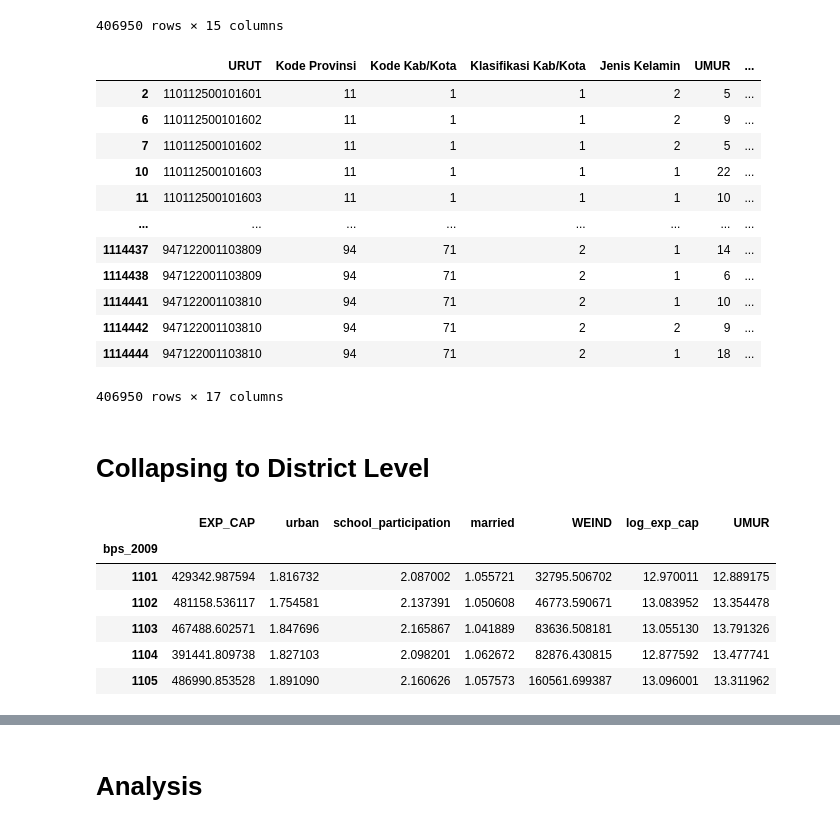
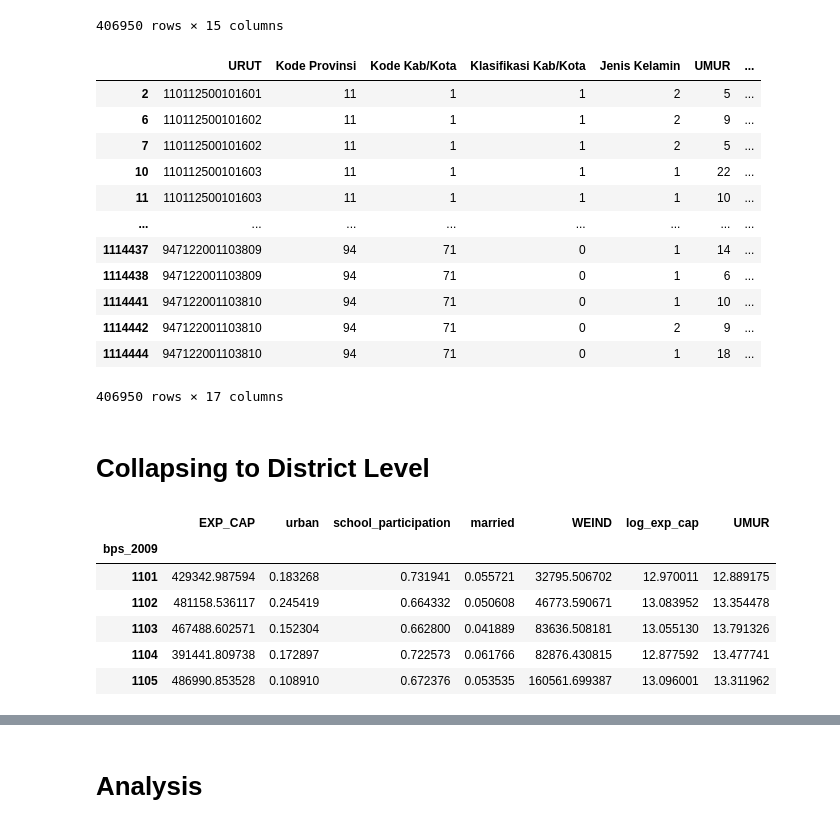
Before and after one commit to kartikarizqin/Project-Lab-Susenas, a Jupyter notebook: eda-2012.ipynb, the cells around one changed output, grey strips where cells are left out. Saved outputs shown, nothing was run; the diff lists cells and outputs as text; code cells hidden in the pictures.

```diff
--- a/eda-2012.ipynb
+++ b/eda-2012.ipynb
@@ -290,27 +290,27 @@ df_sliced
 # %%
 # Create Dataset to Indicate School Participation
 
-df_sliced.loc[df_sliced['Partisipasi Sekolah']==1,'school_participation']=0
-df_sliced.loc[df_sliced['Partisipasi Sekolah']==2,'school_participation']=1
-df_sliced.loc[df_sliced['Partisipasi Sekolah']==3,'school_participation']=0
+df_sliced.loc[df_sliced['Partisipasi Sekolah']==1,'Partisipasi Sekolah']=0
+df_sliced.loc[df_sliced['Partisipasi Sekolah']==2,'Partisipasi Sekolah']=1
+df_sliced.loc[df_sliced['Partisipasi Sekolah']==3,'Partisipasi Sekolah']=0
 
 ## Create Status Variable ##
 
 # Urban Status Variable
 
-df_sliced.loc[df_sliced['Klasifikasi Kab/Kota']==1,'urban']=1
-df_sliced.loc[df_sliced['Klasifikasi Kab/Kota']==2,'urban']=0
+df_sliced.loc[df_sliced['Klasifikasi Kab/Kota']==1,'Klasifikasi Kab/Kota']=1
+df_sliced.loc[df_sliced['Klasifikasi Kab/Kota']==2,'Klasifikasi Kab/Kota']=0
 
 # Marital Status Variable
 
-df_sliced.loc[df_sliced['Status Perkawinan']==1,'married']=0
-df_sliced.loc[df_sliced['Status Perkawinan']==2,'married']=1
-df_sliced.loc[df_sliced['Status Perkawinan']==3,'married']=1
-df_sliced.loc[df_sliced['Status Perkawinan']==4,'married']=1
+df_sliced.loc[df_sliced['Status Perkawinan']==1,'Status Perkawinan']=0
+df_sliced.loc[df_sliced['Status Perkawinan']==2,'Status Perkawinan']=1
+df_sliced.loc[df_sliced['Status Perkawinan']==3,'Status Perkawinan']=1
+df_sliced.loc[df_sliced['Status Perkawinan']==4,'Status Perkawinan']=1
 
 # # Making Some Variable as Integer
 
-lst2 = ['yrs_school','school_participation','urban','married']
+lst2 = ['yrs_school','Partisipasi Sekolah','Klasifikasi Kab/Kota','Status Perkawinan']
 for c in lst2:
     df_sliced[c] = df_sliced[c].astype(int)
 
@@ -326,42 +326,42 @@ df_sliced
 | 10 | 110112500101603 | 11 | 1 | 1 | 1 | 22 | ... |
 | 11 | 110112500101603 | 11 | 1 | 1 | 1 | 10 | ... |
 | ... | ... | ... | ... | ... | ... | ... | ... |
-| 1114437 | 947122001103809 | 94 | 71 | 2 | 1 | 14 | ... |
-| 1114438 | 947122001103809 | 94 | 71 | 2 | 1 | 6 | ... |
-| 1114441 | 947122001103810 | 94 | 71 | 2 | 1 | 10 | ... |
-| 1114442 | 947122001103810 | 94 | 71 | 2 | 2 | 9 | ... |
-| 1114444 | 947122001103810 | 94 | 71 | 2 | 1 | 18 | ... |
+| 1114437 | 947122001103809 | 94 | 71 | 0 | 1 | 14 | ... |
+| 1114438 | 947122001103809 | 94 | 71 | 0 | 1 | 6 | ... |
+| 1114441 | 947122001103810 | 94 | 71 | 0 | 1 | 10 | ... |
+| 1114442 | 947122001103810 | 94 | 71 | 0 | 2 | 9 | ... |
+| 1114444 | 947122001103810 | 94 | 71 | 0 | 1 | 18 | ... |
 406950 rows × 17 columns
 # %% [markdown]
 # Collapsing to District Level
 # %%
 # Creating Lambda Function for Weighted Average and Weighted Sum
 wt_mean = lambda x: np.average(x, weights=df_sliced.loc[x.index, "WEIND"])
 wt_sum = lambda x: np.sum(x, weights=df_sliced.loc[x.index, "WEIND"])
 wt_mean_annex = lambda x: np.average(x, weights=df_school.loc[x.index, "WEIND"])
 
 # Creating Collapsed Dataframe
 df_group = df_sliced.groupby("bps_2009").agg(EXP_CAP=("Expenditure Capital",wt_mean),
-                                              urban=("Klasifikasi Kab/Kota",wt_mean),
-                                              school_participation=("Partisipasi Sekolah",wt_mean),
-                                              married=("Status Perkawinan",wt_mean),
+                                              urban=("urban",wt_mean),
+                                              school_participation=("school_participation",wt_mean),
+                                              married=("married",wt_mean),
                                               WEIND=("WEIND","sum"))
 
 # Mean Age (Processed Differently)
 df_grouped_annex = df_school.groupby("bps_2009").agg(UMUR=("UMUR",wt_mean_annex))
 
 # Creating Log Expenditure per Capita
 df_group=df_group.assign(log_exp_cap=np.log(df_group['EXP_CAP']))
 
 # Merging Both
 
 df_grouped=pd.concat([df_group,df_grouped_annex],axis=1)
 df_grouped.head()
 # %% [output]
 |  | EXP_CAP | urban | school_participation | married | WEIND | log_exp_cap | UMUR |
 | bps_2009 |  |  |  |  |  |  |  |
-| 1101 | 429342.987594 | 1.816732 | 2.087002 | 1.055721 | 32795.506702 | 12.970011 | 12.889175 |
-| 1102 | 481158.536117 | 1.754581 | 2.137391 | 1.050608 | 46773.590671 | 13.083952 | 13.354478 |
-| 1103 | 467488.602571 | 1.847696 | 2.165867 | 1.041889 | 83636.508181 | 13.055130 | 13.791326 |
-| 1104 | 391441.809738 | 1.827103 | 2.098201 | 1.062672 | 82876.430815 | 12.877592 | 13.477741 |
-| 1105 | 486990.853528 | 1.891090 | 2.160626 | 1.057573 | 160561.699387 | 13.096001 | 13.311962 |
+| 1101 | 429342.987594 | 0.183268 | 0.731941 | 0.055721 | 32795.506702 | 12.970011 | 12.889175 |
+| 1102 | 481158.536117 | 0.245419 | 0.664332 | 0.050608 | 46773.590671 | 13.083952 | 13.354478 |
+| 1103 | 467488.602571 | 0.152304 | 0.662800 | 0.041889 | 83636.508181 | 13.055130 | 13.791326 |
+| 1104 | 391441.809738 | 0.172897 | 0.722573 | 0.061766 | 82876.430815 | 12.877592 | 13.477741 |
+| 1105 | 486990.853528 | 0.108910 | 0.672376 | 0.053535 | 160561.699387 | 13.096001 | 13.311962 |
```
Also changed, not shown: parts of 5 cells of this notebook.
